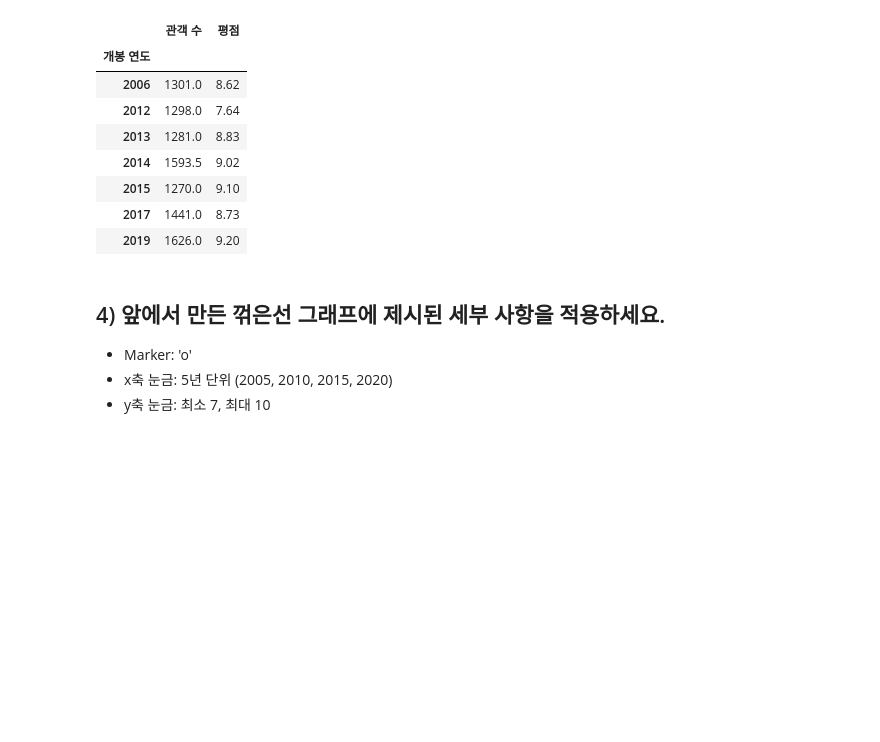
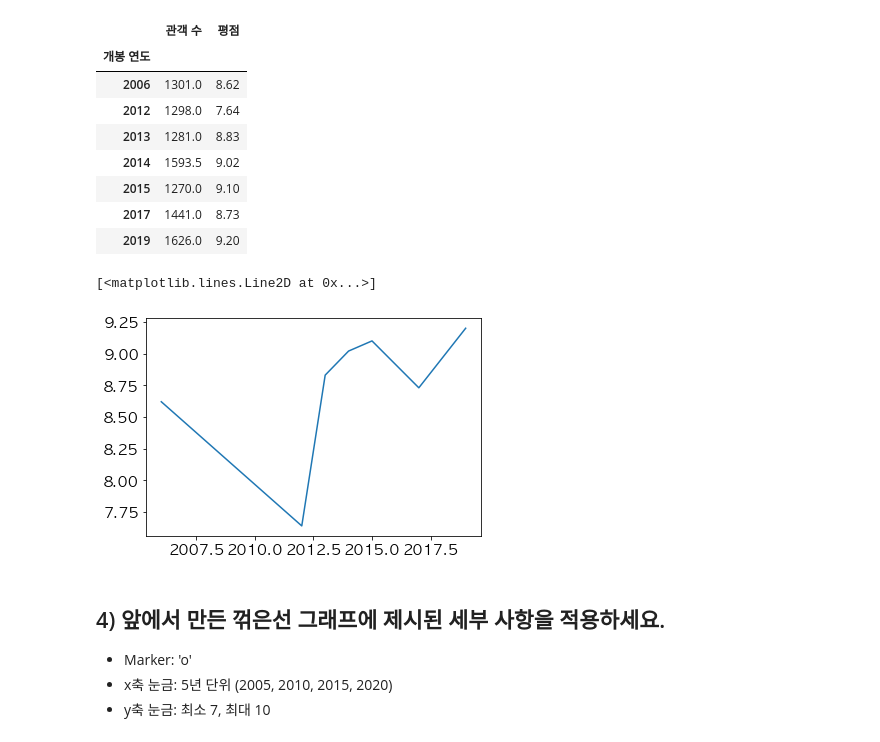
Before and after one commit to kangdy25/Python_DataAnalysis, a Jupyter notebook: Matplotlib_Basic/17_Quiz.ipynb, the cells around one changed output. Cells and saved outputs as stored; diff of their text form; code cells hidden in the pictures; blank space fills up the shorter version.

```diff
--- a/Matplotlib_Basic/17_Quiz.ipynb
+++ b/Matplotlib_Basic/17_Quiz.ipynb
@@ -61,6 +75,11 @@ df_group
 | 2015 | 1270.0 | 9.10 |
 | 2017 | 1441.0 | 8.73 |
 | 2019 | 1626.0 | 9.20 |
+# %%
+plt.plot(df_group.index, df_group['평점'])
+# %% [output]
+[<matplotlib.lines.Line2D at 0x...>]
+[figure, added]
 # %% [markdown]
 ## 4) 앞에서 만든 꺾은선 그래프에 제시된 세부 사항을 적용하세요.
 
```
Also changed, not shown: parts of 4 cells of this notebook, 4 other files.
